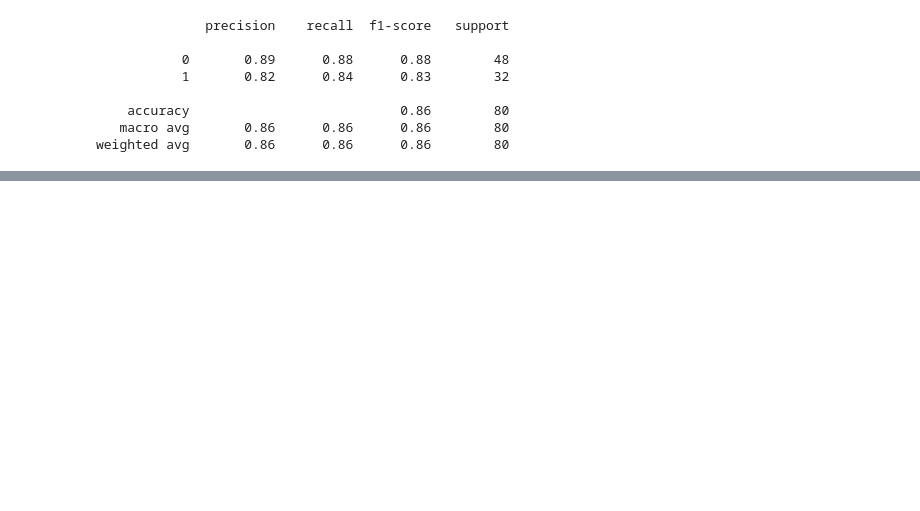
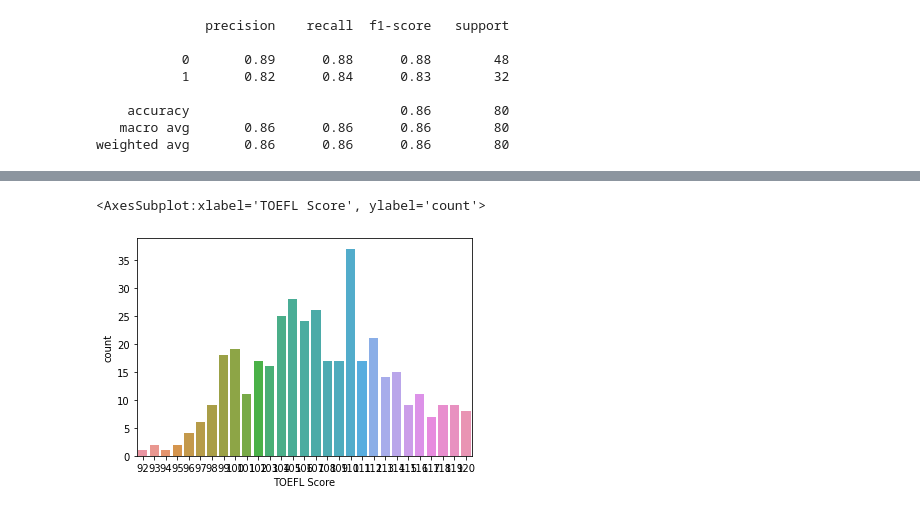
Before and after one commit to AryanParihar0716/TE-IT-ML-Practicals, a Jupyter notebook: Assignment_3.ipynb, the cells around one changed output, grey strips where cells are left out. Cells and saved outputs as stored; diff of their text form; code cells hidden in the pictures; blank space fills up the shorter version.

```diff
--- a/Assignment_3.ipynb
+++ b/Assignment_3.ipynb
@@ -257,0 +327,6 @@ Congratulations you are through
+# %%
+count=plt.figure
+sns.countplot(data=df,x=df['TOEFL Score'])
+# %% [output]
+<AxesSubplot:xlabel='TOEFL Score', ylabel='count'>
+[figure, added]
```
Also changed, not shown: parts of 16 cells of this notebook.
